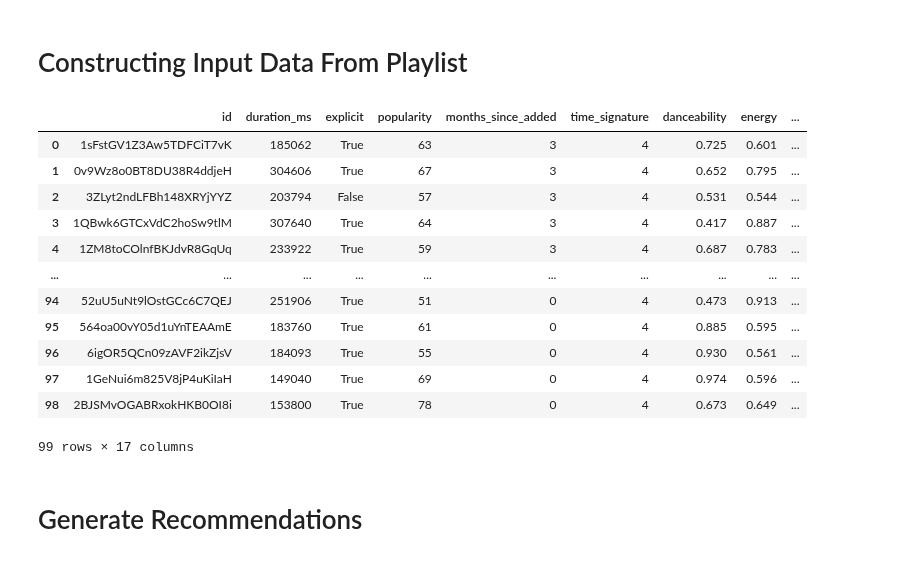
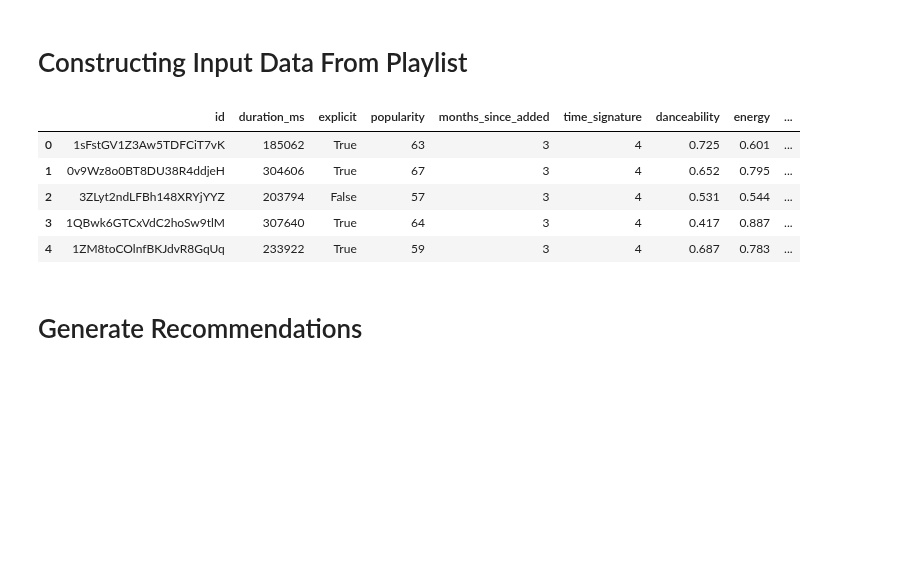
Before and after one commit to RohitValiveti/music-discovery, a Jupyter notebook: model/model.ipynb, the cells around one changed output. Drawn from its saved outputs; the diff is of its cells as text; code cells hidden in the pictures; blank space fills up the shorter version.

```diff
--- a/model/model.ipynb
+++ b/model/model.ipynb
@@ -146,21 +134,14 @@ def create_playlist_df(id):
     return playlist_df
 # %%
 playlist_df = create_playlist_df(id)
-playlist_df
+playlist_df.head()
 # %% [output]
 |  | id | duration_ms | explicit | popularity | months_since_added | time_signature | danceability | energy | ... |
 | 0 | 1sFstGV1Z3Aw5TDFCiT7vK | 185062 | True | 63 | 3 | 4 | 0.725 | 0.601 | ... |
 | 1 | 0v9Wz8o0BT8DU38R4ddjeH | 304606 | True | 67 | 3 | 4 | 0.652 | 0.795 | ... |
 | 2 | 3ZLyt2ndLFBh148XRYjYYZ | 203794 | False | 57 | 3 | 4 | 0.531 | 0.544 | ... |
 | 3 | 1QBwk6GTCxVdC2hoSw9tlM | 307640 | True | 64 | 3 | 4 | 0.417 | 0.887 | ... |
 | 4 | 1ZM8toCOlnfBKJdvR8GqUq | 233922 | True | 59 | 3 | 4 | 0.687 | 0.783 | ... |
-| ... | ... | ... | ... | ... | ... | ... | ... | ... | ... |
-| 94 | 52uU5uNt9lOstGCc6C7QEJ | 251906 | True | 51 | 0 | 4 | 0.473 | 0.913 | ... |
-| 95 | 564oa00vY05d1uYnTEAAmE | 183760 | True | 61 | 0 | 4 | 0.885 | 0.595 | ... |
-| 96 | 6igOR5QCn09zAVF2ikZjsV | 184093 | True | 55 | 0 | 4 | 0.930 | 0.561 | ... |
-| 97 | 1GeNui6m825V8jP4uKiIaH | 149040 | True | 69 | 0 | 4 | 0.974 | 0.596 | ... |
-| 98 | 2BJSMvOGABRxokHKB0OI8i | 153800 | True | 78 | 0 | 4 | 0.673 | 0.649 | ... |
-99 rows × 17 columns
 # %% [markdown]
 # Generate Recommendations
 # %%
```
Also changed, not shown: parts of 6 cells of this notebook.
